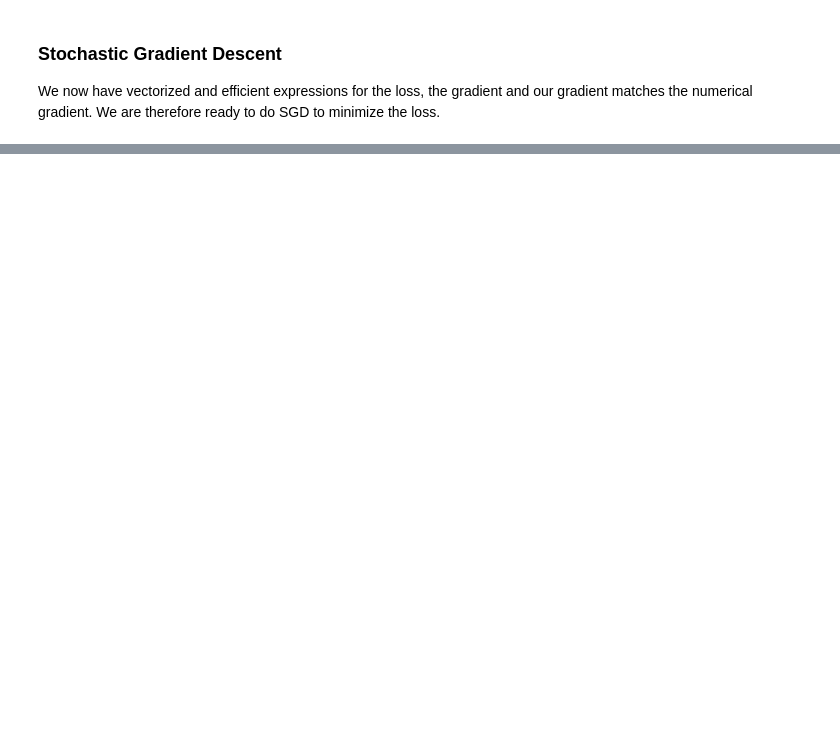
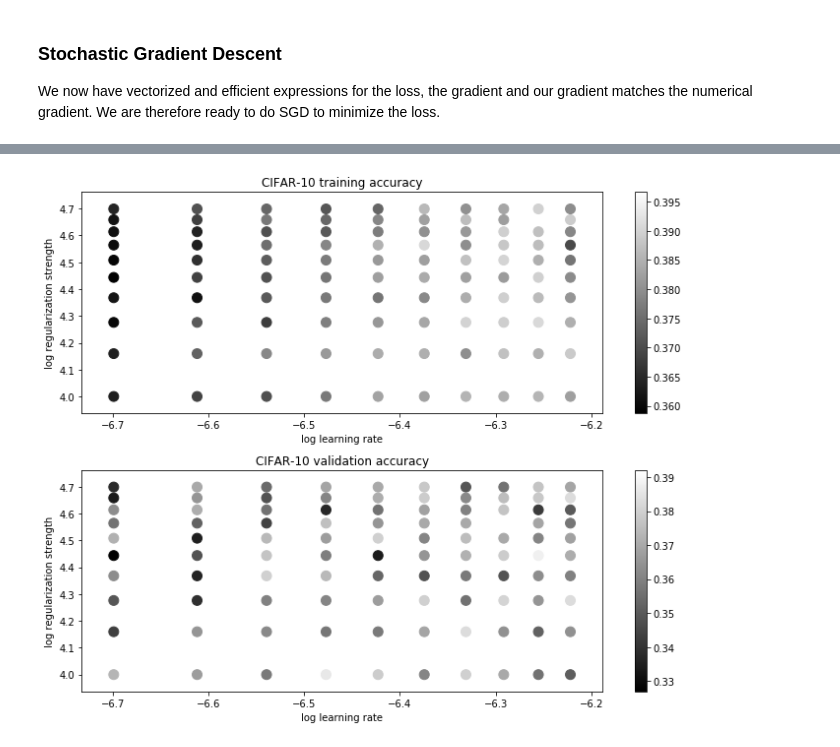
Before and after one commit to dbxmcf/cs231n_assign1, a Jupyter notebook: assignment1/svm.ipynb, the cells around one changed output, grey strips where cells are left out. Saved outputs shown, nothing was run; the diff lists cells and outputs as text; code cells hidden in the pictures; blank space fills up the shorter version.

```diff
--- a/assignment1/svm.ipynb
+++ b/assignment1/svm.ipynb
@@ -316,28 +435,31 @@ print('best validation accuracy achieved during cross-validation: %f' % best_val
 # %%
 # Visualize the cross-validation results
 import math
 x_scatter = [math.log10(x[0]) for x in results]
 y_scatter = [math.log10(x[1]) for x in results]
 
 # plot training accuracy
 marker_size = 100
 colors = [results[x][0] for x in results]
 plt.subplot(2, 1, 1)
 plt.scatter(x_scatter, y_scatter, marker_size, c=colors)
 plt.colorbar()
 plt.xlabel('log learning rate')
 plt.ylabel('log regularization strength')
 plt.title('CIFAR-10 training accuracy')
 
 # plot validation accuracy
 colors = [results[x][1] for x in results] # default size of markers is 20
 plt.subplot(2, 1, 2)
 plt.scatter(x_scatter, y_scatter, marker_size, c=colors)
 plt.colorbar()
 plt.xlabel('log learning rate')
 plt.ylabel('log regularization strength')
 plt.title('CIFAR-10 validation accuracy')
+plt.tight_layout()
 plt.show()
+# %% [output]
+[figure, added]
 # %%
 # Evaluate the best svm on test set
 y_test_pred = best_svm.predict(X_test)
```
Also changed, not shown: parts of 13 cells of this notebook, 4 other files.
